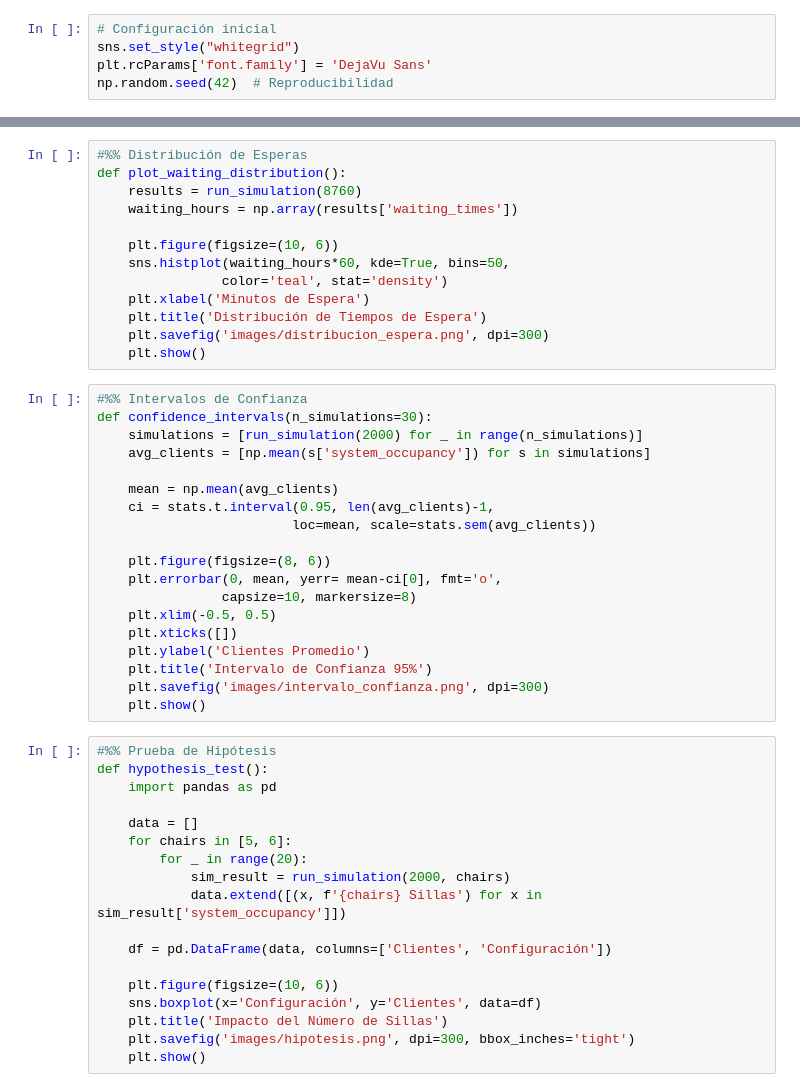
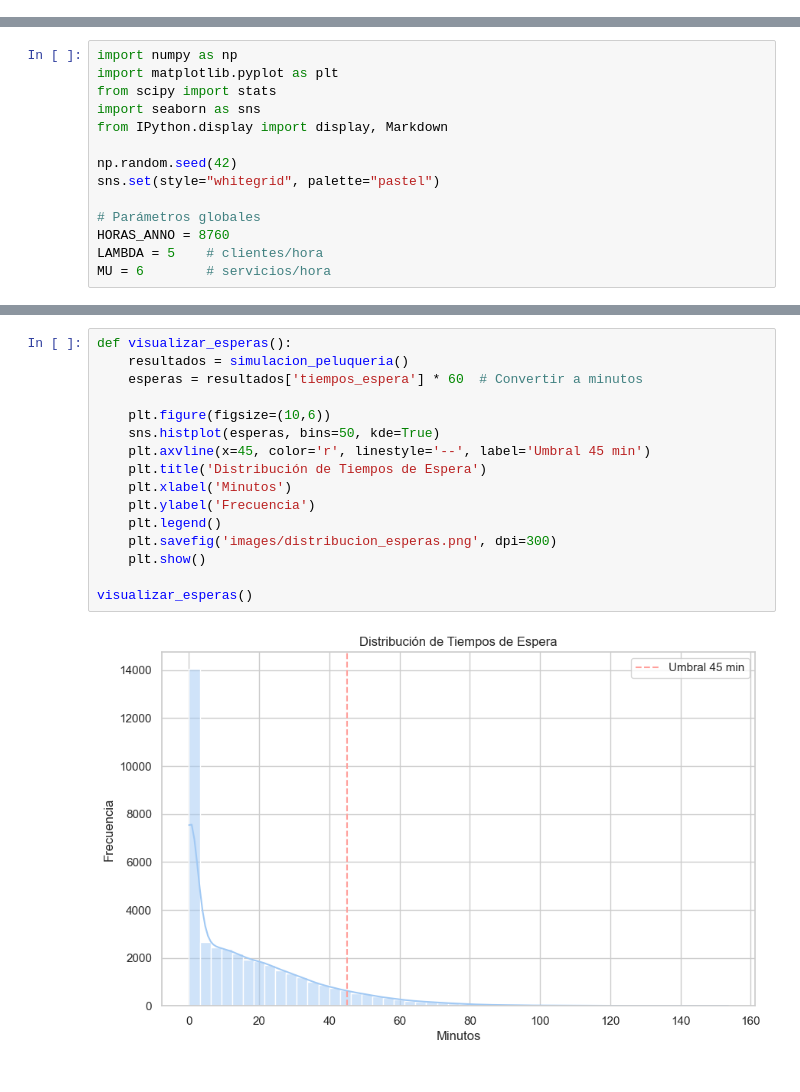
Before and after one commit to Joel0347/Barber-shop-qeue-simulation, a Jupyter notebook: simulation.ipynb, the cells around one changed output, grey strips where cells are left out. Cells and saved outputs as stored; diff of their text form.

```diff
--- a/simulation.ipynb
+++ b/simulation.ipynb
@@ -23,5 +0,0 @@ from scipy import stats
-# %%
-# Configuración inicial
-sns.set_style("whitegrid")
-plt.rcParams['font.family'] = 'DejaVu Sans'
-np.random.seed(42)  # Reproducibilidad
@@ -84,0 +1,14 @@ def convergence_analysis():
+# %%
+import numpy as np
+import matplotlib.pyplot as plt
+from scipy import stats
+import seaborn as sns
+from IPython.display import display, Markdown
+
+np.random.seed(42)
+sns.set(style="whitegrid", palette="pastel")
+
+# Parámetros globales
+HORAS_ANNO = 8760
+LAMBDA = 5    # clientes/hora
+MU = 6        # servicios/hora
@@ -85,50 +152,18 @@ def convergence_analysis():
 # %%
-#%% Distribución de Esperas
-def plot_waiting_distribution():
-    results = run_simulation(8760)
-    waiting_hours = np.array(results['waiting_times'])
+def visualizar_esperas():
+    resultados = simulacion_peluqueria()
+    esperas = resultados['tiempos_espera'] * 60  # Convertir a minutos
 
-    plt.figure(figsize=(10, 6))
-    sns.histplot(waiting_hours*60, kde=True, bins=50,
-                color='teal', stat='density')
-    plt.xlabel('Minutos de Espera')
+    plt.figure(figsize=(10,6))
+    sns.histplot(esperas, bins=50, kde=True)
+    plt.axvline(x=45, color='r', linestyle='--', label='Umbral 45 min')
     plt.title('Distribución de Tiempos de Espera')
-    plt.savefig('images/distribucion_espera.png', dpi=300)
+    plt.xlabel('Minutos')
+    plt.ylabel('Frecuencia')
+    plt.legend()
+    plt.savefig('images/distribucion_esperas.png', dpi=300)
     plt.show()
+
+visualizar_esperas()
+# %% [output]
+[figure, added]
-# %%
-#%% Intervalos de Confianza
-def confidence_intervals(n_simulations=30):
-    simulations = [run_simulation(2000) for _ in range(n_simulations)]
-    avg_clients = [np.mean(s['system_occupancy']) for s in simulations]
-
-    mean = np.mean(avg_clients)
-    ci = stats.t.interval(0.95, len(avg_clients)-1,
-                         loc=mean, scale=stats.sem(avg_clients))
-
-    plt.figure(figsize=(8, 6))
-    plt.errorbar(0, mean, yerr= mean-ci[0], fmt='o',
-                capsize=10, markersize=8)
-    plt.xlim(-0.5, 0.5)
-    plt.xticks([])
-    plt.ylabel('Clientes Promedio')
-    plt.title('Intervalo de Confianza 95%')
-    plt.savefig('images/intervalo_confianza.png', dpi=300)
-    plt.show()
-# %%
-#%% Prueba de Hipótesis
-def hypothesis_test():
-    import pandas as pd
-
-    data = []
-    for chairs in [5, 6]:
-        for _ in range(20):
-            sim_result = run_simulation(2000, chairs)
-            data.extend([(x, f'{chairs} Sillas') for x in sim_result['system_occupancy']])
-
-    df = pd.DataFrame(data, columns=['Clientes', 'Configuración'])
-
-    plt.figure(figsize=(10, 6))
-    sns.boxplot(x='Configuración', y='Clientes', data=df)
-    plt.title('Impacto del Número de Sillas')
-    plt.savefig('images/hipotesis.png', dpi=300, bbox_inches='tight')
-    plt.show()
```
Also changed, not shown: parts of 10 cells of this notebook, 13 other files.
